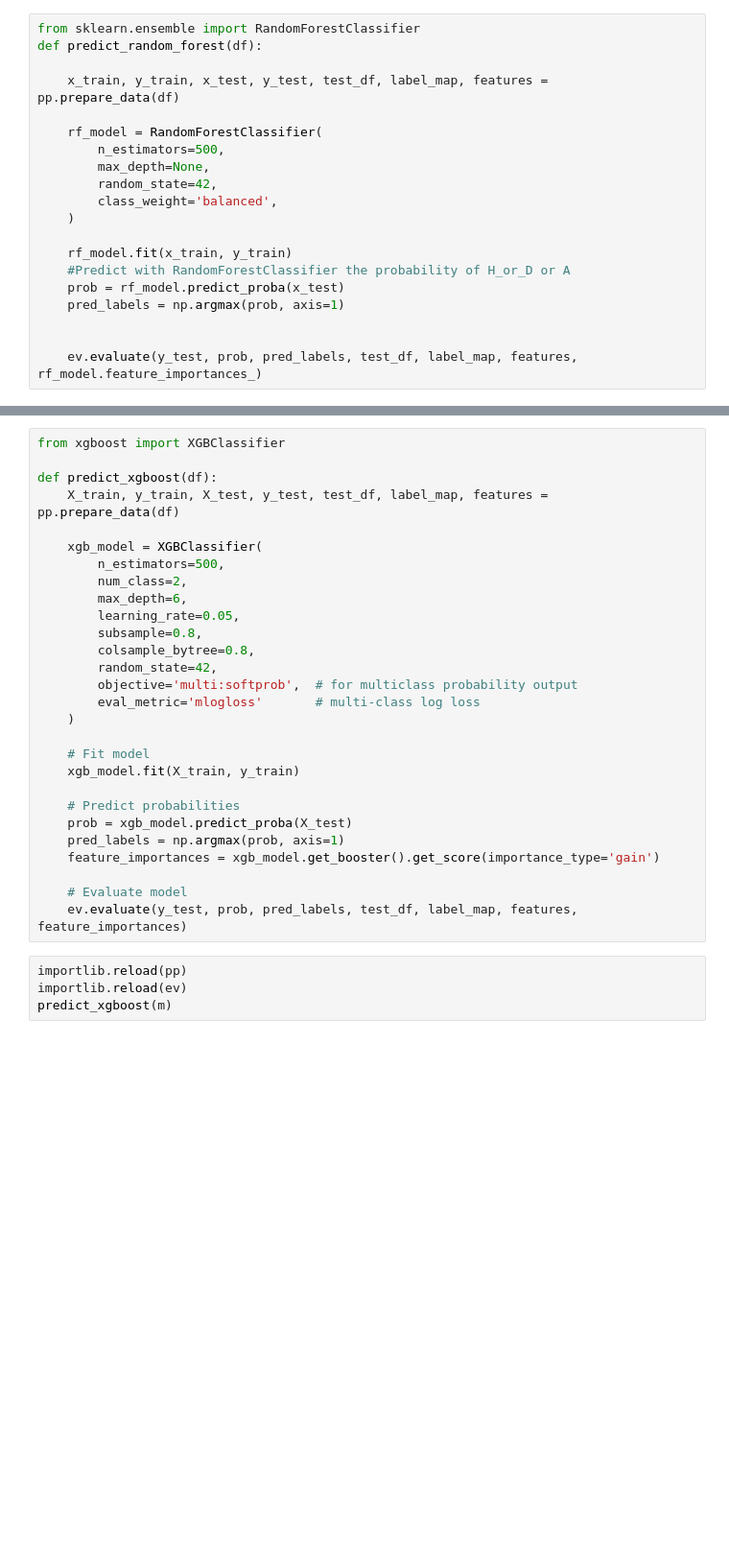
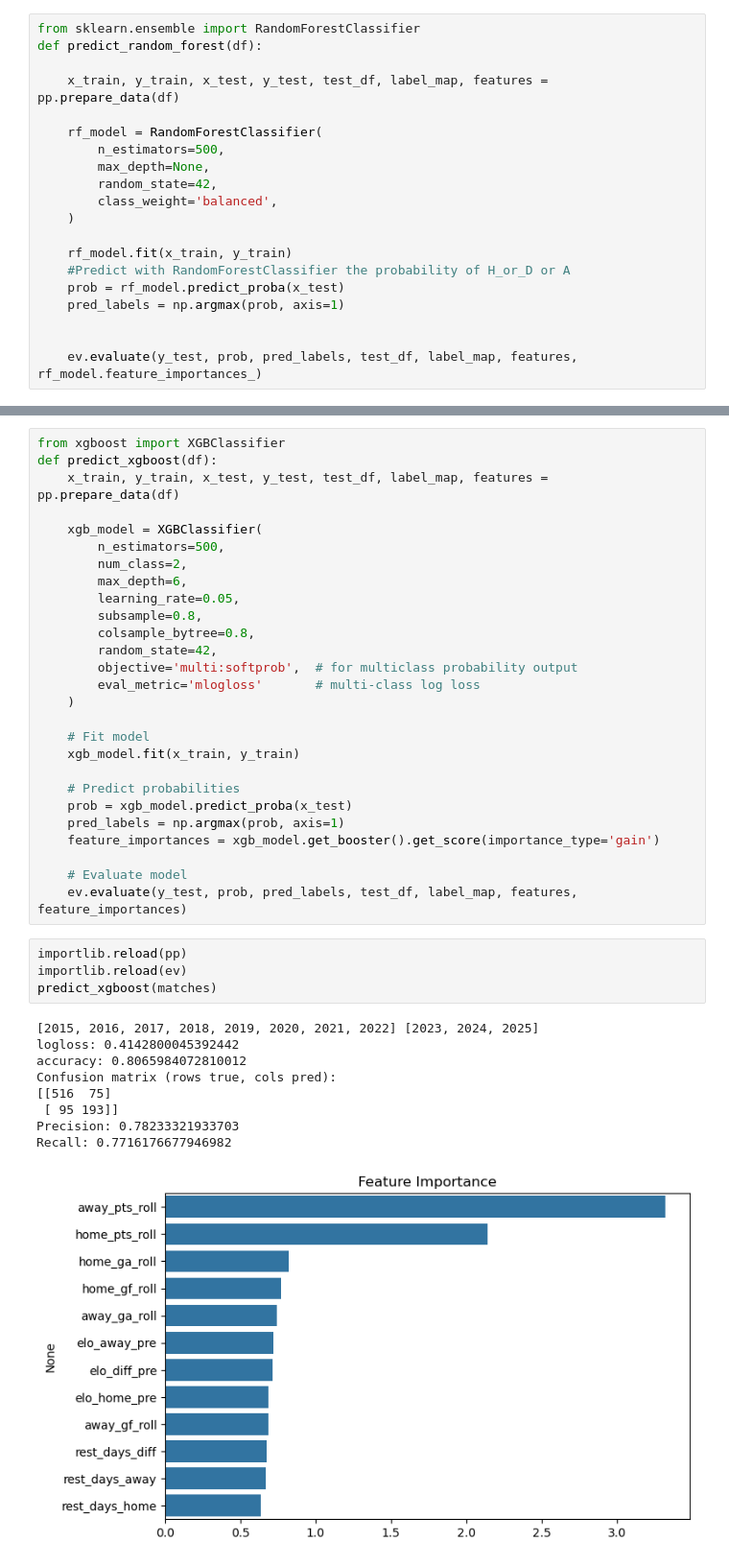
Before and after one commit to DSPRO1/epl-match-outcome-predictor, a Jupyter notebook: notebooks/predict.ipynb, the cells around one changed output, grey strips where cells are left out. Shown at 96% size. Saved outputs shown, nothing was run; the diff lists cells and outputs as text; blank space fills up the shorter version.

```diff
--- a/notebooks/predict.ipynb
+++ b/notebooks/predict.ipynb
@@ -64,8 +113,7 @@ predict_lightgbm(m)
 # %%
 from xgboost import XGBClassifier
-
 def predict_xgboost(df):
-    X_train, y_train, X_test, y_test, test_df, label_map, features = pp.prepare_data(df)
+    x_train, y_train, x_test, y_test, test_df, label_map, features = pp.prepare_data(df)
 
     xgb_model = XGBClassifier(
         n_estimators=500,
@@ -80,10 +128,10 @@ def predict_xgboost(df):
     )
 
     # Fit model
-    xgb_model.fit(X_train, y_train)
+    xgb_model.fit(x_train, y_train)
 
     # Predict probabilities
-    prob = xgb_model.predict_proba(X_test)
+    prob = xgb_model.predict_proba(x_test)
     pred_labels = np.argmax(prob, axis=1)
     feature_importances = xgb_model.get_booster().get_score(importance_type='gain')
 
@@ -92,4 +140,14 @@ def predict_xgboost(df):
 # %%
 importlib.reload(pp)
 importlib.reload(ev)
-predict_xgboost(m)
+predict_xgboost(matches)
+# %% [output]
+[2015, 2016, 2017, 2018, 2019, 2020, 2021, 2022] [2023, 2024, 2025]
+logloss: 0.4142800045392442
+accuracy: 0.8065984072810012
+Confusion matrix (rows true, cols pred):
+[[516  75]
+ [ 95 193]]
+Precision: 0.78233321933703
+Recall: 0.7716176677946982
+[figure, added]
```
Also changed, not shown: parts of 5 cells of this notebook.
